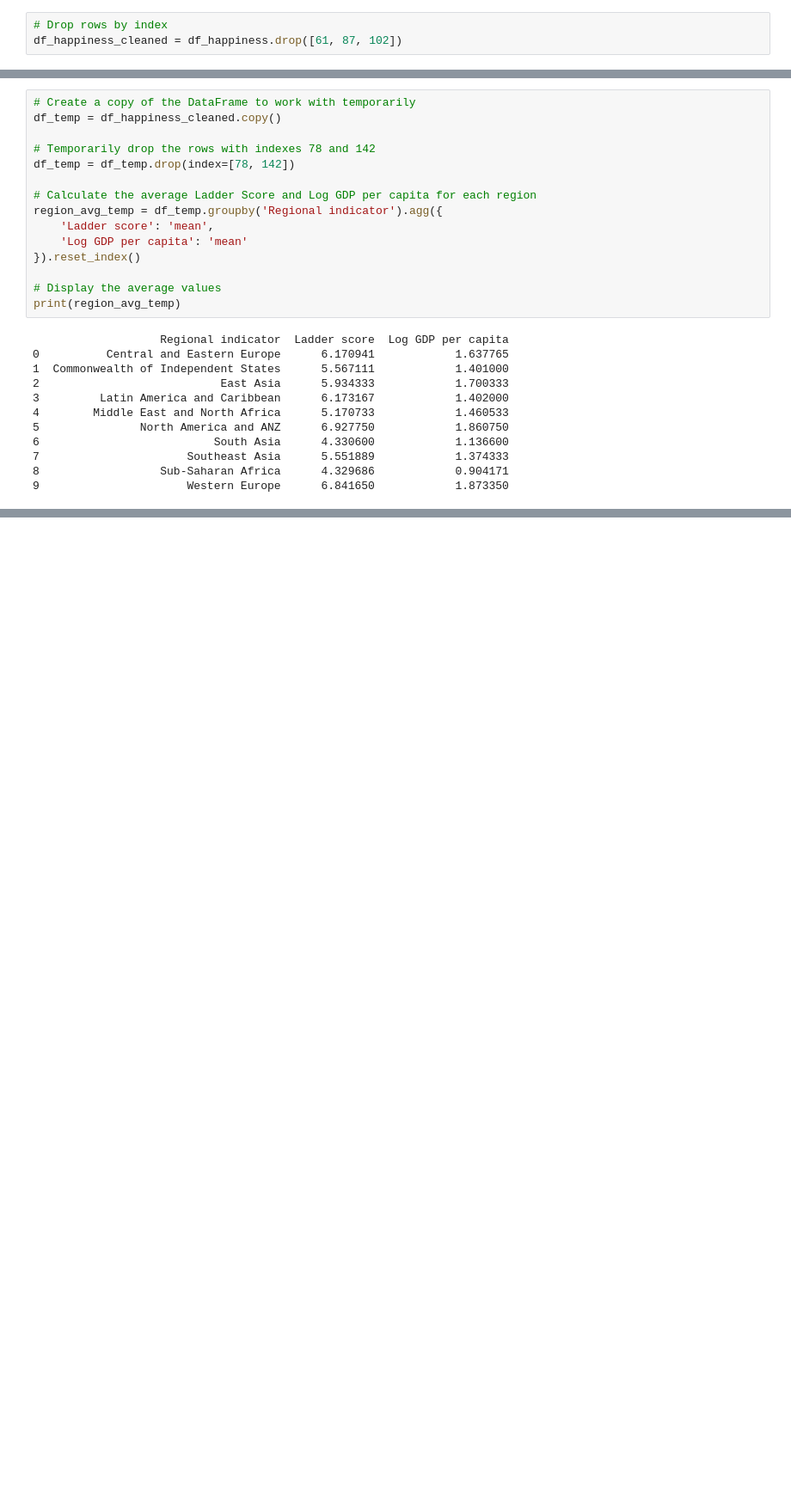
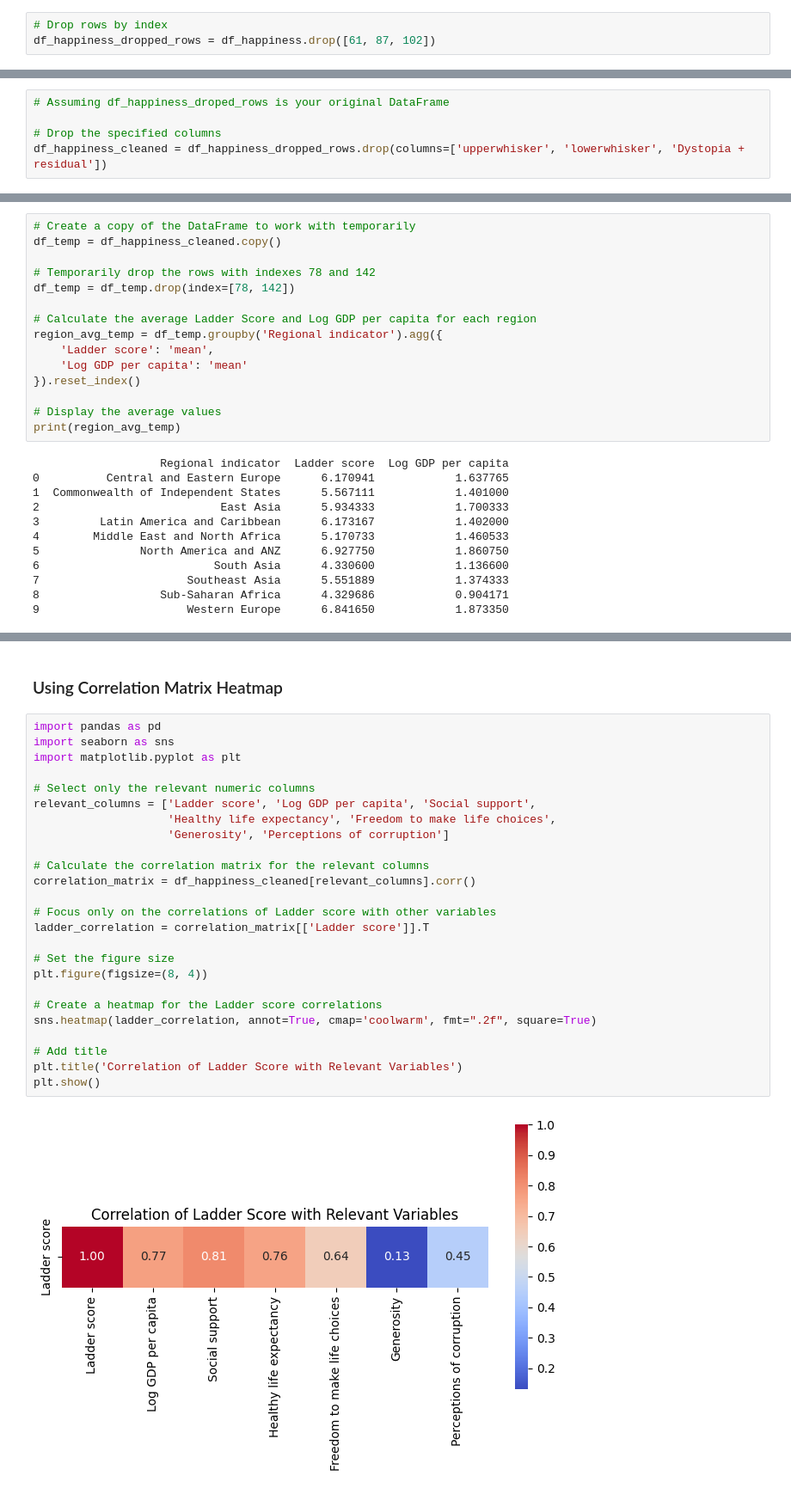
Before and after one commit to ibtj21/PRODIGY_DS_02, a Jupyter notebook: Task02.ipynb, the cells around one changed output, grey strips where cells are left out. Shown at 86% size. Cells and saved outputs as stored; diff of their text form; blank space fills up the shorter version.

```diff
--- a/Task02.ipynb
+++ b/Task02.ipynb
@@ -109,4 +162,4 @@ with each row missing data in 7 out of 12 columns. After careful consideration,
    - Consistency in Data Analysis
 # %%
 # Drop rows by index
-df_happiness_cleaned = df_happiness.drop([61, 87, 102])
+df_happiness_dropped_rows = df_happiness.drop([61, 87, 102])
@@ -113 +184,6 @@ df_happiness_cleaned = df_happiness.drop([61, 87, 102])
+# %%
+# Assuming df_happiness_droped_rows is your original DataFrame
+
+# Drop the specified columns
+df_happiness_cleaned = df_happiness_dropped_rows.drop(columns=['upperwhisker', 'lowerwhisker', 'Dystopia + residual'])
 # %% [markdown]
@@ -572,0 +693,29 @@ While the relationship may not be strictly linear and is influenced by various f
+# %% [markdown]
+### Using Correlation Matrix Heatmap
+# %%
+import pandas as pd
+import seaborn as sns
+import matplotlib.pyplot as plt
+
+# Select only the relevant numeric columns
+relevant_columns = ['Ladder score', 'Log GDP per capita', 'Social support',
+                    'Healthy life expectancy', 'Freedom to make life choices',
+                    'Generosity', 'Perceptions of corruption']
+
+# Calculate the correlation matrix for the relevant columns
+correlation_matrix = df_happiness_cleaned[relevant_columns].corr()
+
+# Focus only on the correlations of Ladder score with other variables
+ladder_correlation = correlation_matrix[['Ladder score']].T
+
+# Set the figure size
+plt.figure(figsize=(8, 4))
+
+# Create a heatmap for the Ladder score correlations
+sns.heatmap(ladder_correlation, annot=True, cmap='coolwarm', fmt=".2f", square=True)
+
+# Add title
+plt.title('Correlation of Ladder Score with Relevant Variables')
+plt.show()
+# %% [output]
+[figure, added]
```
Also changed, not shown: parts of 21 cells of this notebook.
